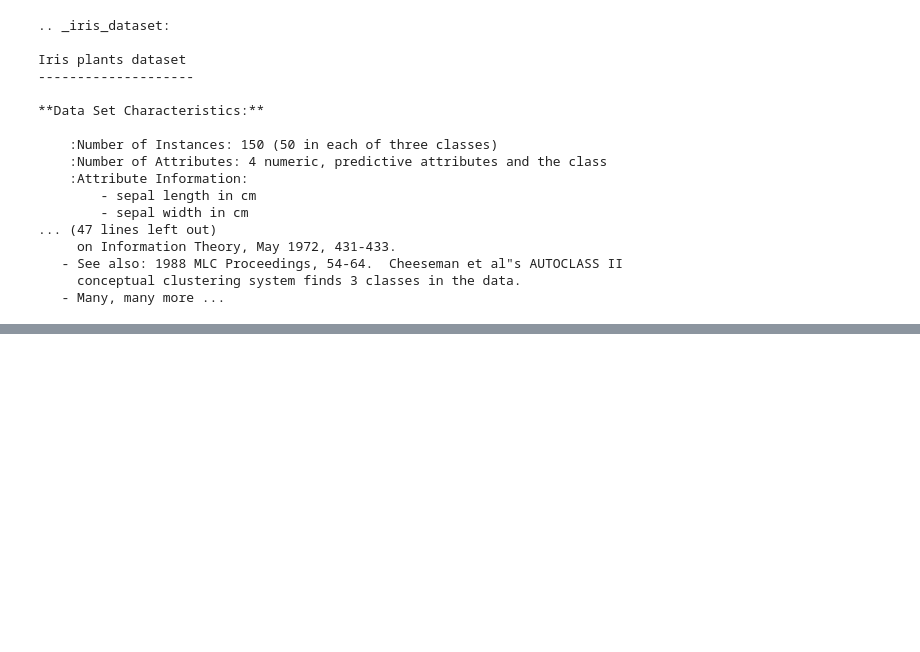
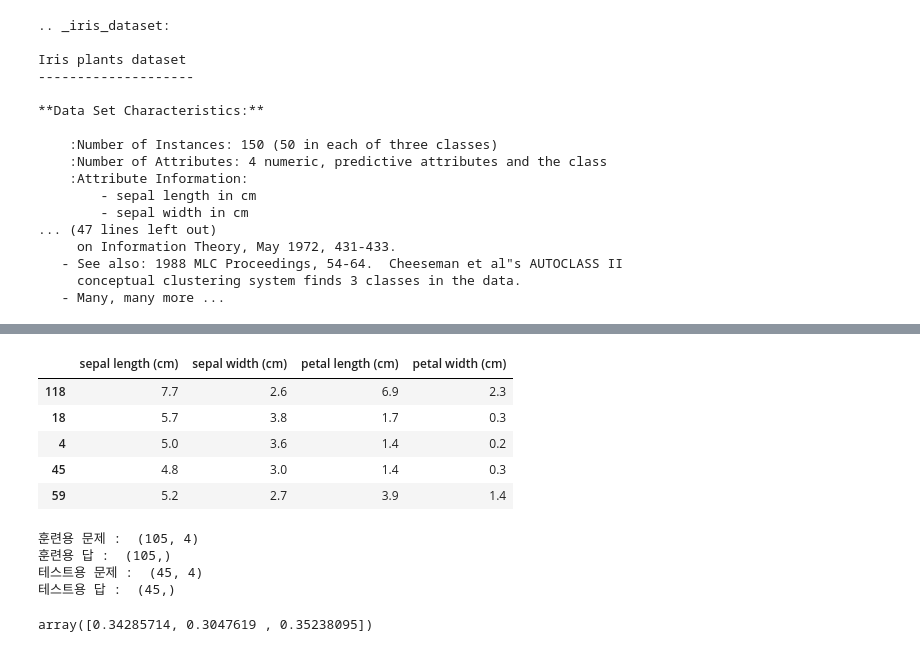
Before and after one commit to rlgus3351/Machine_Learning, a Jupyter notebook: 기초통계/ex04 iris data knn실습.ipynb, the cells around one changed output, grey strips where cells are left out. Saved outputs shown, nothing was run; the diff lists cells and outputs as text; code cells hidden in the pictures; blank space fills up the shorter version.

```diff
--- a/기초통계/ex04 iris data knn실습.ipynb
+++ b/기초통계/ex04 iris data knn실습.ipynb
@@ -109,0 +140,46 @@ Iris plants dataset
+# %%
+# train,test 분리
+# 1) 행을 랜덤하게 섞음
+# 2) 비율에 맞춰 분리
+
+# X- 2개 (X_train, X_test)
+# y- 2개 (y_train, y_test)
+
+# train_test_split(문제, 답, 분리비율, 랜던 고정값)
+# test_size => 실수 형태로 숫자값을 입력해야 비율적 의미가 된다
+#           => 정수형태로 입력하면 해당 개수 만큼 분리가 된다
+
+# random_state : 데이터를 랜덤하게 섞는 기능의 기준을 고정시키는 값
+# 모델 학습에 대한 검증은 다른 방식 진행 해당값이 정답인지 아닌지는 문제 x
+
+
+X_train,X_test, y_train,y_test = train_test_split(X,y,test_size=0.3, random_state=1,shuffle=True)
+X_train.head()
+# %% [output]
+|  | sepal length (cm) | sepal width (cm) | petal length (cm) | petal width (cm) |
+| 118 | 7.7 | 2.6 | 6.9 | 2.3 |
+| 18 | 5.7 | 3.8 | 1.7 | 0.3 |
+| 4 | 5.0 | 3.6 | 1.4 | 0.2 |
+| 45 | 4.8 | 3.0 | 1.4 | 0.3 |
+| 59 | 5.2 | 2.7 | 3.9 | 1.4 |
+# %%
+print("훈련용 문제 : ",X_train.shape)
+print("훈련용 답 : ",y_train.shape)
+print("테스트용 문제 : ",X_test.shape)
+print("테스트용 답 : ",y_test.shape)
+# %% [output]
+훈련용 문제 :  (105, 4)
+훈련용 답 :  (105,)
+테스트용 문제 :  (45, 4)
+테스트용 답 :  (45,)
+# %%
+# 클래스 별 개수 확인하기
+# 데이터의 탐색할 때 train의 값을 보기
+
+# pd => value_counts()
+
+# 7:3 -> 0.34285714, 0.3047619 , 0.35238095
+# 7.5:2.5 -> 0.35238095, 0.32380952, 0.39047619
+np.bincount(y_train)/105
+# %% [output]
+array([0.34285714, 0.3047619 , 0.35238095])
```
Also changed, not shown: parts of 16 cells of this notebook.
